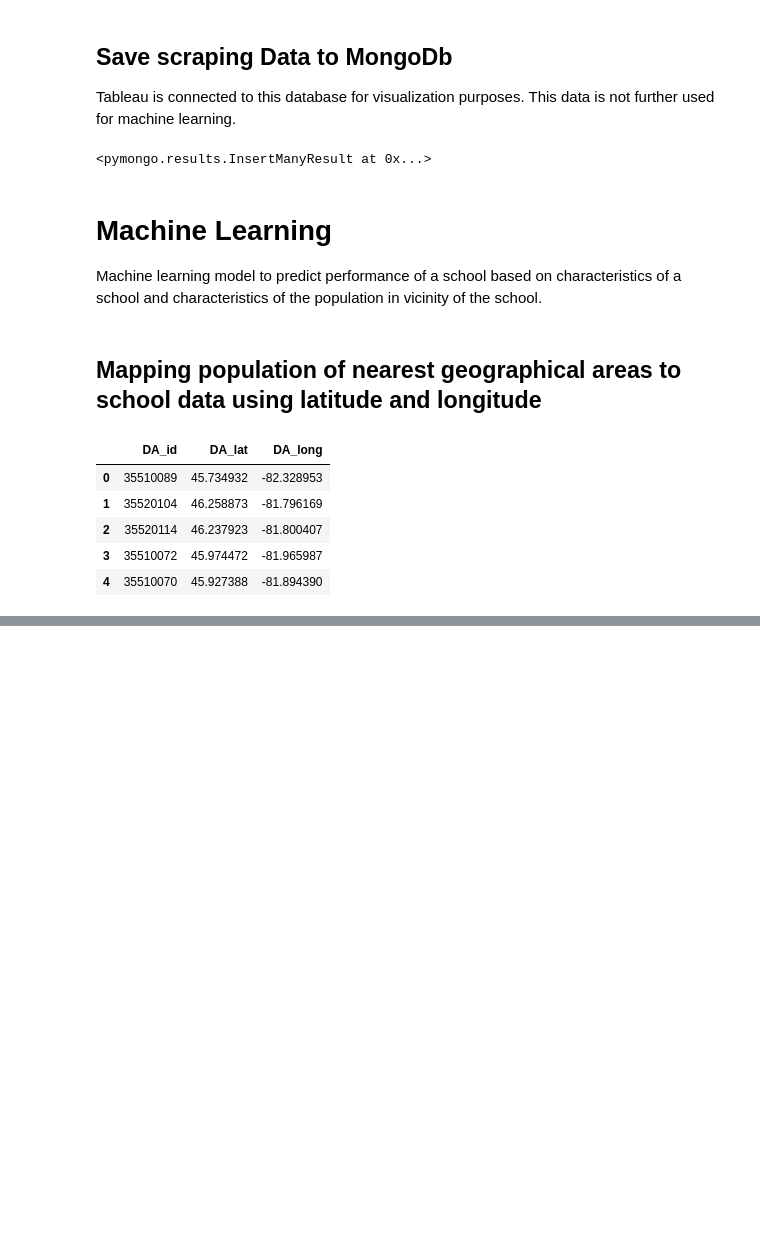
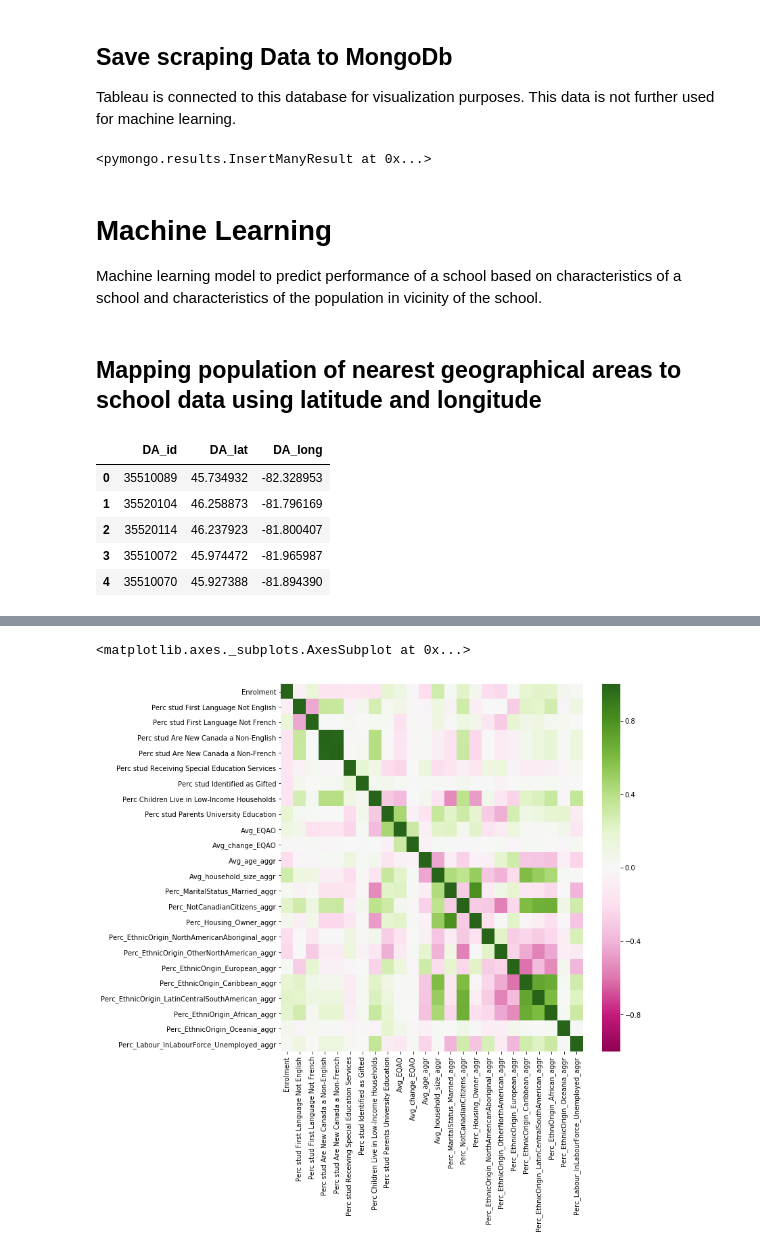
Before and after one commit to mukjs/public_schools_project, a Jupyter notebook: Code/Data_cleanup_analysis.ipynb, the cells around one changed output, grey strips where cells are left out. Cells and saved outputs as stored; diff of their text form; code cells hidden in the pictures; blank space fills up the shorter version.

```diff
--- a/Code/Data_cleanup_analysis.ipynb
+++ b/Code/Data_cleanup_analysis.ipynb
@@ -444,0 +593,28 @@ census_df.head()
+# %%
+# Merge with school data
+
+schools_eqao_census=schools_eqao.merge(df_mapped,how='left',on='School Number',suffixes=('_School','_Census'))
+# %%
+# Rename colums and get proportions instead of actual numbers
+
+
+col_marital=['MaritalStatus_Married_aggr','MaritalStatus_NotMarried_aggr']
+
+col_citizens=['Canadian citizens_aggr','NotCanadianCitizens_aggr']
+
+col_housing=['Housing_Owner_aggr','Housing_Renter_aggr','Housing_BandHousing_aggr']
+col_ethnicorigin=['EthnicOrigin_NorthAmericanAboriginal_aggr','EthnicOrigin_OtherNorthAmerican_aggr',\
+                 'EthnicOrigin_European_aggr','EthnicOrigin_Caribbean_aggr','EthnicOrigin_LatinCentralSouthAmerican_aggr',\
+                 'EthniOrigin_African_aggr','EthnicOrigin_Oceania_aggr']
+
+col_labour=['Labour_InLabourForce_Employed_aggr','Labour_InLabourForce_Unemployed_aggr','Labour_NotInLabourForce_aggr']
+
+col_grp=[col_marital,col_citizens,col_housing,col_ethnicorigin,col_labour]
+
+
+for colgrp in col_grp:
+    sum=schools_eqao_census[colgrp].sum(axis=1)
+    for col in colgrp:
+        schools_eqao_census['Perc_'+col]=(schools_eqao_census[col]/sum)*100
+
+schools_eqao_census.head()
@@ -444,0 +678,3 @@ census_df.head()
+# %%
+df_ml=schools_eqao_census.drop(col_drop, axis=1)
+df_ml.head()
@@ -444,0 +688,6 @@ census_df.head()
+# %%
+#drop values with NaN Avg EQAO
+df_ml.dropna(subset=['Avg_EQAO'])
+
+# # Replace NaN with avg value
+df_ml.fillna(df_ml.mean(), inplace=True)
@@ -444,0 +714,10 @@ census_df.head()
+# %%
+#Plotting a correlation matrix
+correl = df_ml.corr()
+fig, ax = plt.subplots(figsize=(10,10))
+sns.heatmap(correl,
+        xticklabels=correl.columns,
+        yticklabels=correl.columns, vmin=-1, vmax=1,cmap="PiYG")
+# %% [output]
+<matplotlib.axes._subplots.AxesSubplot at 0x...>
+[figure, added]
```
Also changed, not shown: parts of 41 cells of this notebook.
